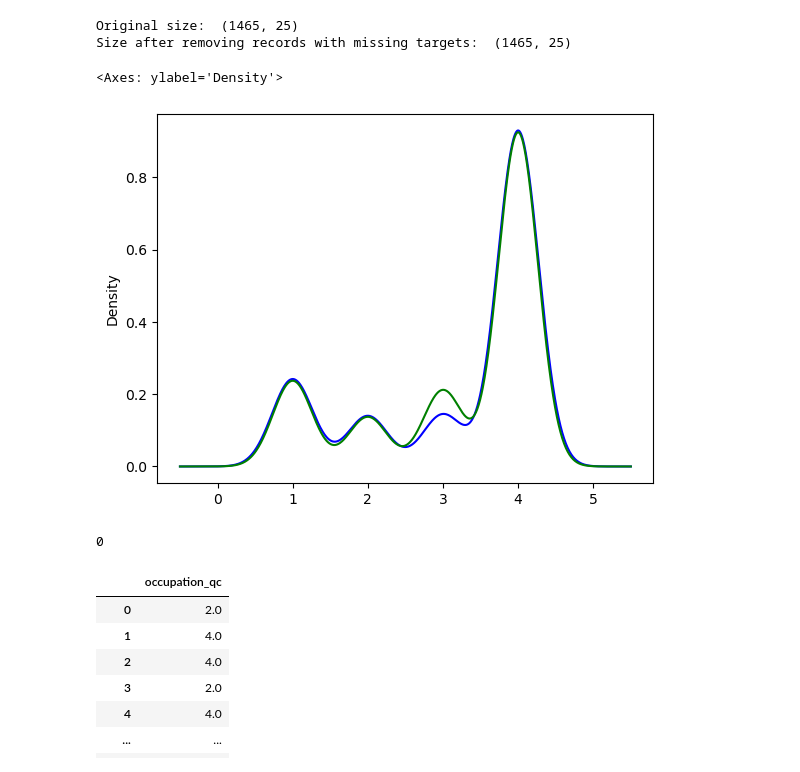
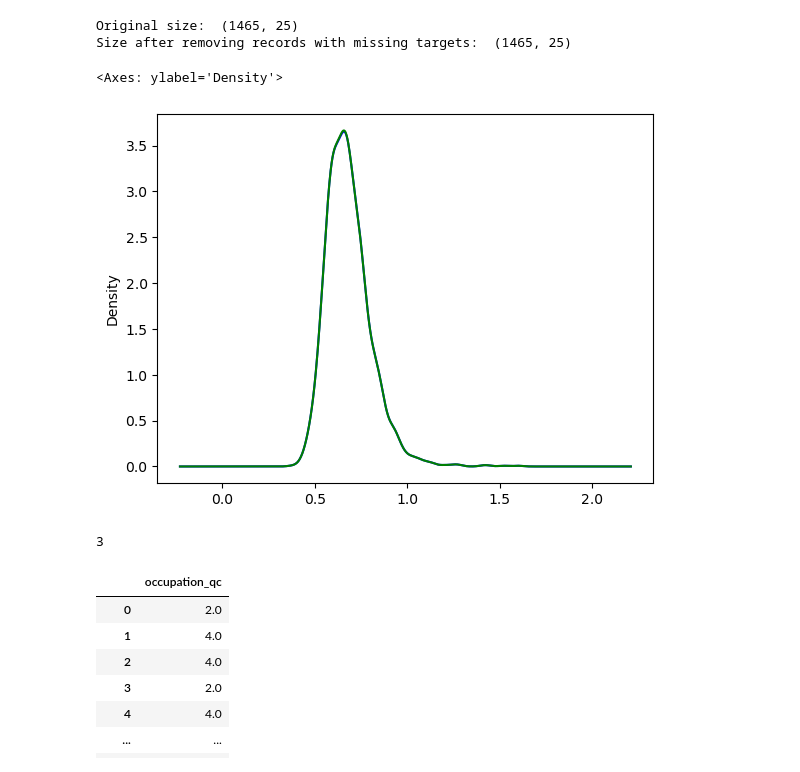
Before and after one commit to kayvinsoo7/HAALSI_work, a Jupyter notebook: mdscan-master/Autostrat.ipynb, the cells around one changed output. Drawn from its saved outputs; the diff is of its cells as text; code cells hidden in the pictures.

```diff
--- a/mdscan-master/Autostrat.ipynb
+++ b/mdscan-master/Autostrat.ipynb
@@ -85,40 +79,40 @@ from sklearn.experimental import enable_iterative_imputer
 from sklearn.impute import IterativeImputer
 import matplotlib.pyplot as plt
 imputer_bayes = IterativeImputer(
     estimator=BayesianRidge(),
     max_iter=10,
     random_state=42)
 
 # let's create a MICE imputer using Bayes as estimator
 
 imputer = IterativeImputer(
     estimator=BayesianRidge(), # the estimator to predict the NA
     initial_strategy='mean', # how will NA be imputed in step 1
     max_iter=10, # number of cycles
     imputation_order='ascending', # the order in which to impute the variables
     n_nearest_features=None, # whether to limit the number of predictors
     skip_complete=True, # whether to ignore variables without NA
     random_state=0,
 )
 imputer.fit(dff1)
 train_t = imputer.transform(dff1)
 # train_x = imputer.transform(data.iloc[:,2:])
 treated = pd.DataFrame(train_t, columns=dff1.columns)
 # treated = treated.apply(np.ceil)
 treated.loc[:,['highest_level_of_education_qc','occupation_qc','smoking_status_c_qc']]\
       = np.round(treated.loc[:,['highest_level_of_education_qc','occupation_qc','smoking_status_c_qc']], decimals=0)
 
 fig = plt.figure()
 ax = fig.add_subplot(111)
-dff1['occupation_qc'].plot(kind='kde', ax=ax, color='blue')
-treated['occupation_qc'].plot(kind='kde', ax=ax, color='green')
+dff1['cimt_mean_max'].plot(kind='kde', ax=ax, color='blue')
+treated['cimt_mean_max'].plot(kind='kde', ax=ax, color='green')
 # %% [output]
 <Axes: ylabel='Density'>
-[figure, old version]
+[figure, new version]
 # %%
-dff1['age'].isnull().sum()
+dff1['cimt_mean_max'].isnull().sum()
 # %% [output]
-0
+3
 # %%
 # treated.loc[:,['highest_level_of_education_qc']].apply(np.ceil).value_counts()
 np.round(treated.loc[:,['occupation_qc']], decimals=0)
```
Also changed, not shown: parts of 18 cells of this notebook.
